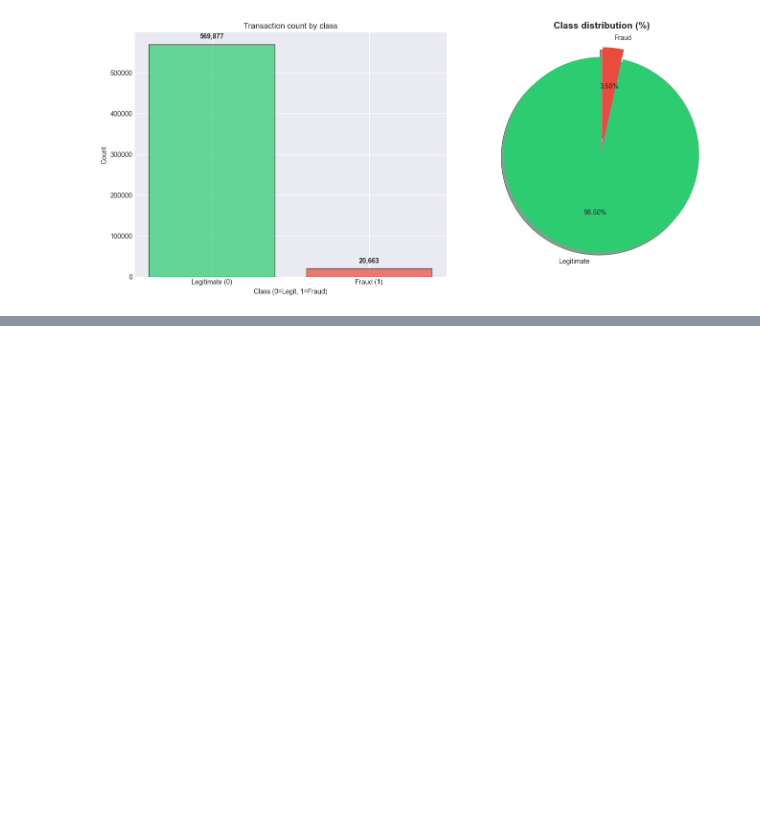
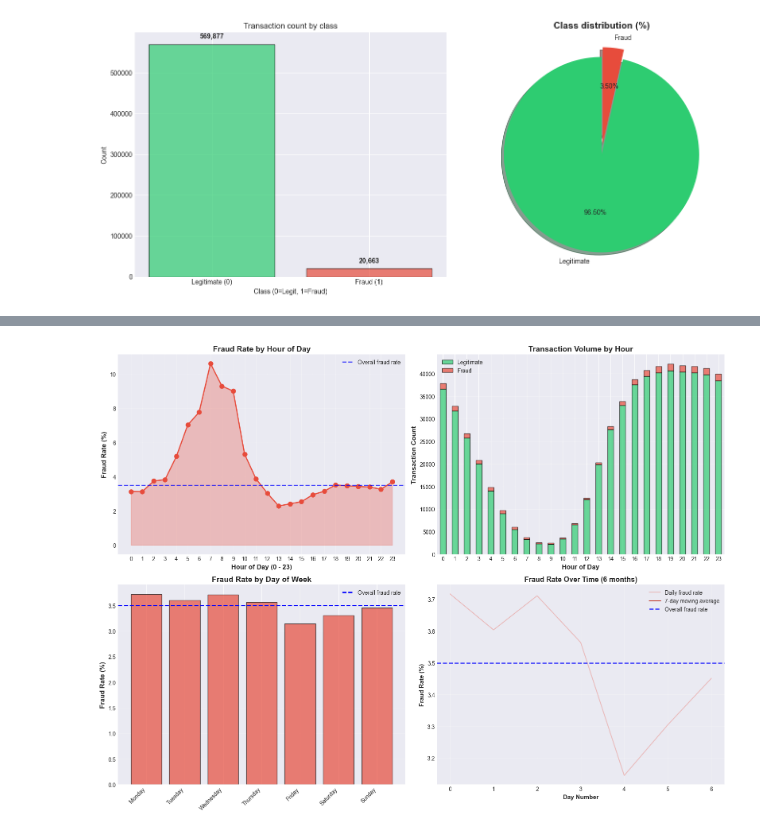
Before and after one commit to Don-Alvin/fraud-detection-system, a Jupyter notebook: research/notebooks/01_data_exploration.ipynb, the cells around one changed output, grey strips where cells are left out. Saved outputs shown, nothing was run; the diff lists cells and outputs as text; code cells hidden in the pictures; blank space fills up the shorter version.

```diff
--- a/research/notebooks/01_data_exploration.ipynb
+++ b/research/notebooks/01_data_exploration.ipynb
@@ -188,0 +581,13 @@ plt.show()
+# %%
+# Feature engineering and analysis
+# Convert TransactionDT to hours and Days
+train['transaction_hour'] = train['TransactionDT'] // 3600 % 24
+train['transaction_day'] = train['TransactionDT'] // (3600 * 24)
+train['transaction_day_of_week'] = (train['transaction_day'] % 7)
+
+# Time stats
+total_number_of_days = train['transaction_day'].max()
+transactions_per_day = len(train) / total_number_of_days
+transactions_per_hour = len(train) / (total_number_of_days * 24)
+print(f"Total number of days observed is {total_number_of_days}")
+print(f"An average of {transactions_per_day:.0f} transactions per day and {transactions_per_hour:.0f} transactions per hour were observed")
@@ -188,0 +597,72 @@ plt.show()
+# %%
+# Visualize Time Related Fraud Patterns
+fig, axes = plt.subplots(2, 2, figsize=(16, 12))
+
+# Plot 1: Fraud rate by hour of day
+fraud_by_hour = train.groupby('transaction_hour').agg({'isFraud': ['mean', 'count']}).reset_index()
+fraud_by_hour.columns = ['hour', 'fraud_rate', 'count']
+fraud_by_hour['fraud_rate_pct'] = round(fraud_by_hour['fraud_rate'] * 100, 2)
+
+axes[0, 0].plot(fraud_by_hour['hour'], fraud_by_hour['fraud_rate_pct'], marker='o', linewidth=2, markersize=8, color='#e74c3c')
+axes[0, 0].axhline(y=3.5, color='blue', linestyle='--', linewidth=2, label='Overall fraud rate', alpha=0.7)
+axes[0, 0].fill_between(fraud_by_hour['hour'], fraud_by_hour['fraud_rate_pct'], alpha=0.3, color='#e74c3c')
+axes[0, 0].set_xlabel('Hour of Day (0 - 23)', fontweight='bold', fontsize=12)
+axes[0, 0].set_ylabel('Fraud Rate (%)', fontweight='bold', fontsize=12)
+axes[0, 0].set_title('Fraud Rate by Hour of Day', fontweight='bold', fontsize=14)
+axes[0, 0].set_xticks(range(0, 24))
+axes[0, 0].legend()
+axes[0, 0].grid(True, alpha=0.3)
+
+# Plot 2: Transaction volume by hour
+volume_by_hour = train.groupby(['transaction_hour', 'isFraud']).size().unstack()
+volume_by_hour.plot(kind='bar', stacked=True, ax=axes[0, 1], color=['#2ecc71', '#e74c3c'], alpha=0.7, edgecolor='black')
+axes[0, 1].set_xlabel('Hour of Day', fontweight='bold', fontsize=12)
+axes[0, 1].set_ylabel('Transaction Count', fontweight='bold', fontsize=12)
+axes[0, 1].set_title('Transaction Volume by Hour', fontweight='bold', fontsize=14)
+axes[0, 1].legend(['Legitimate', 'Fraud'])
+axes[0, 1].set_xticklabels(range(24), rotation=0)
+axes[0, 1].grid(True, alpha=0.3, axis='y')
+
+# Plot 3: Fraud rate by day of the week
+fraud_by_weekday = train.groupby('transaction_day_of_week').agg({'isFraud': ['mean', 'count']}).reset_index()
+fraud_by_weekday.columns = ['day', 'fraud_rate', 'count']
+fraud_by_weekday['fraud_rate_pct'] = fraud_by_weekday['fraud_rate'] * 100
+
+name_of_days = ['Monday', 'Tuesday', 'Wednesday', 'Thursday', 'Friday', 'Saturday', 'Sunday']
+axes[1, 0].bar(range(7), fraud_by_weekday['fraud_rate_pct'], color='#e74c3c', alpha=0.7, edgecolor='black')
+axes[1, 0].axhline(y=3.5, color='blue', linestyle='--', linewidth=2, label='Overall fraud rate')
+axes[1, 0].set_xticks(range(7))
+axes[1, 0].set_xticklabels(name_of_days, rotation=45, ha='right')
+axes[1, 0].set_ylabel('Fraud Rate (%)', fontweight='bold', fontsize=12)
+axes[1, 0].set_title('Fraud Rate by Day of Week', fontweight='bold', fontsize=14)
+axes[1, 0].legend()
+axes[1, 0].grid(True, alpha=0.3, axis='y')
+
+# Plot 4: Fraud over time (trend)
+fraud_by_day = train.groupby('transaction_day_of_week').agg({
+    'isFraud': ['mean', 'count']
+}).reset_index()
+fraud_by_day.columns = ['day', 'fraud_rate', 'count']
+fraud_by_day['fraud_rate_pct'] = fraud_by_day['fraud_rate'] * 100
+
+# Rolling average
+fraud_by_day['fraud_rate_ma7'] = fraud_by_day['fraud_rate_pct'].rolling(7, center=True).mean()
+
+axes[1, 1].plot(fraud_by_day['day'], fraud_by_day['fraud_rate_pct'],
+                alpha=0.3, color='#e74c3c', label='Daily fraud rate')
+axes[1, 1].plot(fraud_by_day['day'], fraud_by_day['fraud_rate_ma7'],
+                linewidth=2, color='#c0392b', label='7-day moving average')
+axes[1, 1].axhline(y=3.5, color='blue', linestyle='--', linewidth=2,
+                   label='Overall fraud rate', alpha=0.7)
+axes[1, 1].set_xlabel('Day Number', fontweight='bold', fontsize=11)
+axes[1, 1].set_ylabel('Fraud Rate (%)', fontweight='bold', fontsize=11)
+axes[1, 1].set_title('Fraud Rate Over Time (6 months)', fontweight='bold', fontsize=13)
+axes[1, 1].legend()
+axes[1, 1].grid(True, alpha=0.3)
+
+
+plt.tight_layout()
+plt.savefig('../images/fraud_time_distribution.png')
+plt.show()
+# %% [output]
+[figure, added]
```
Also changed, not shown: parts of 13 cells of this notebook, 2 other files.
